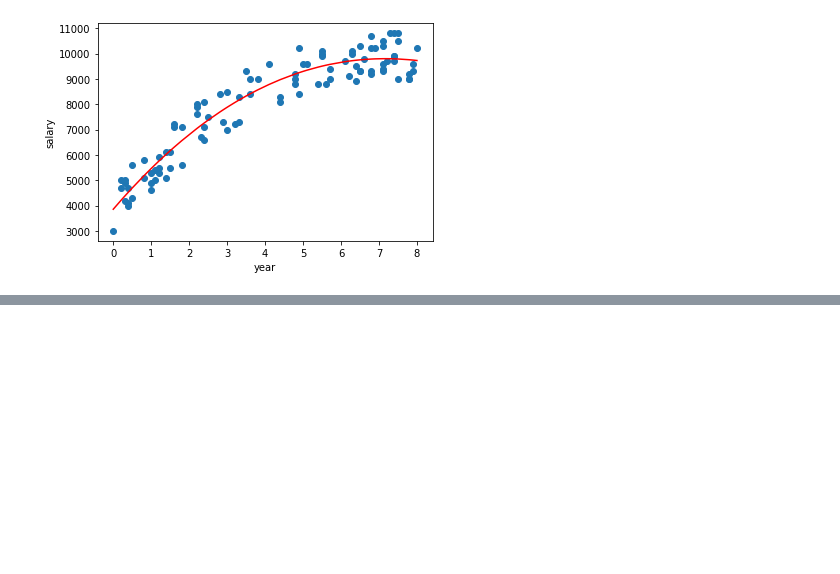
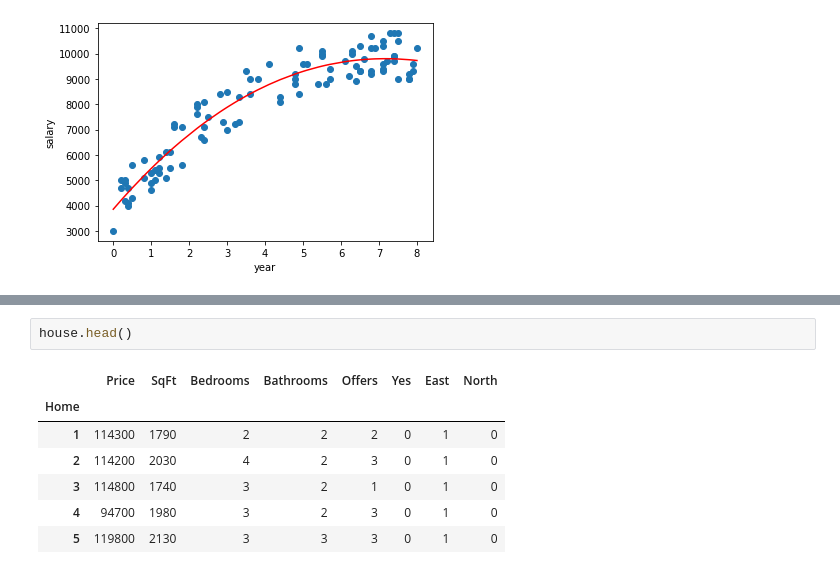
Before and after one commit to ywchiu/taipeifubon, a Jupyter notebook: Demo20200414.ipynb, the cells around one changed output, grey strips where cells are left out. Saved outputs shown, nothing was run; the diff lists cells and outputs as text; blank space fills up the shorter version.

```diff
--- a/Demo20200414.ipynb
+++ b/Demo20200414.ipynb
@@ -373,0 +455,10 @@ plt.show()
+# %%
+house.head()
+# %% [output]
+|  | Price | SqFt | Bedrooms | Bathrooms | Offers | Yes | East | North |
+| Home |  |  |  |  |  |  |  |  |
+| 1 | 114300 | 1790 | 2 | 2 | 2 | 0 | 1 | 0 |
+| 2 | 114200 | 2030 | 4 | 2 | 3 | 0 | 1 | 0 |
+| 3 | 114800 | 1740 | 3 | 2 | 1 | 0 | 1 | 0 |
+| 4 | 94700 | 1980 | 3 | 2 | 3 | 0 | 1 | 0 |
+| 5 | 119800 | 2130 | 3 | 3 | 3 | 0 | 1 | 0 |
```
Also changed, not shown: parts of 20 cells of this notebook, 1 other file.
